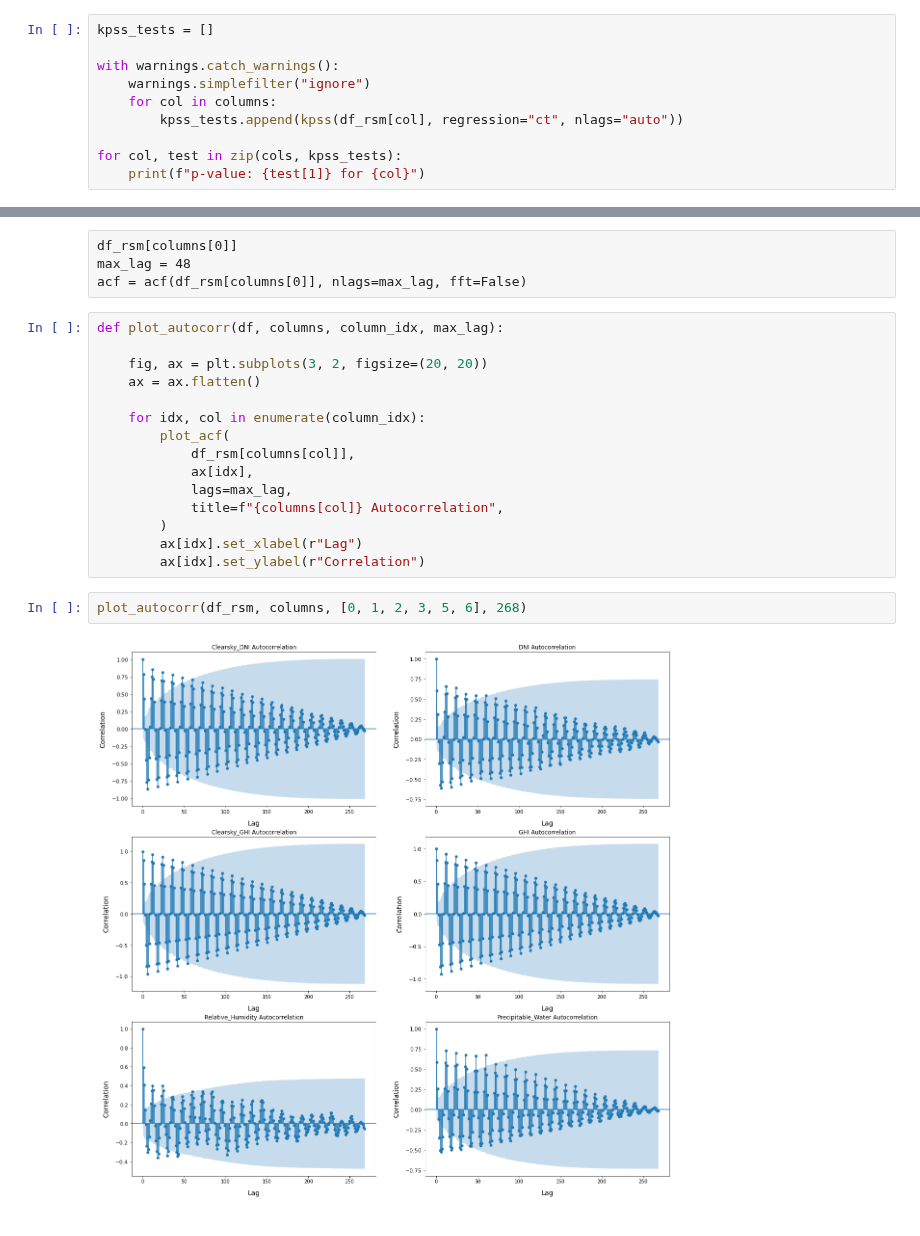
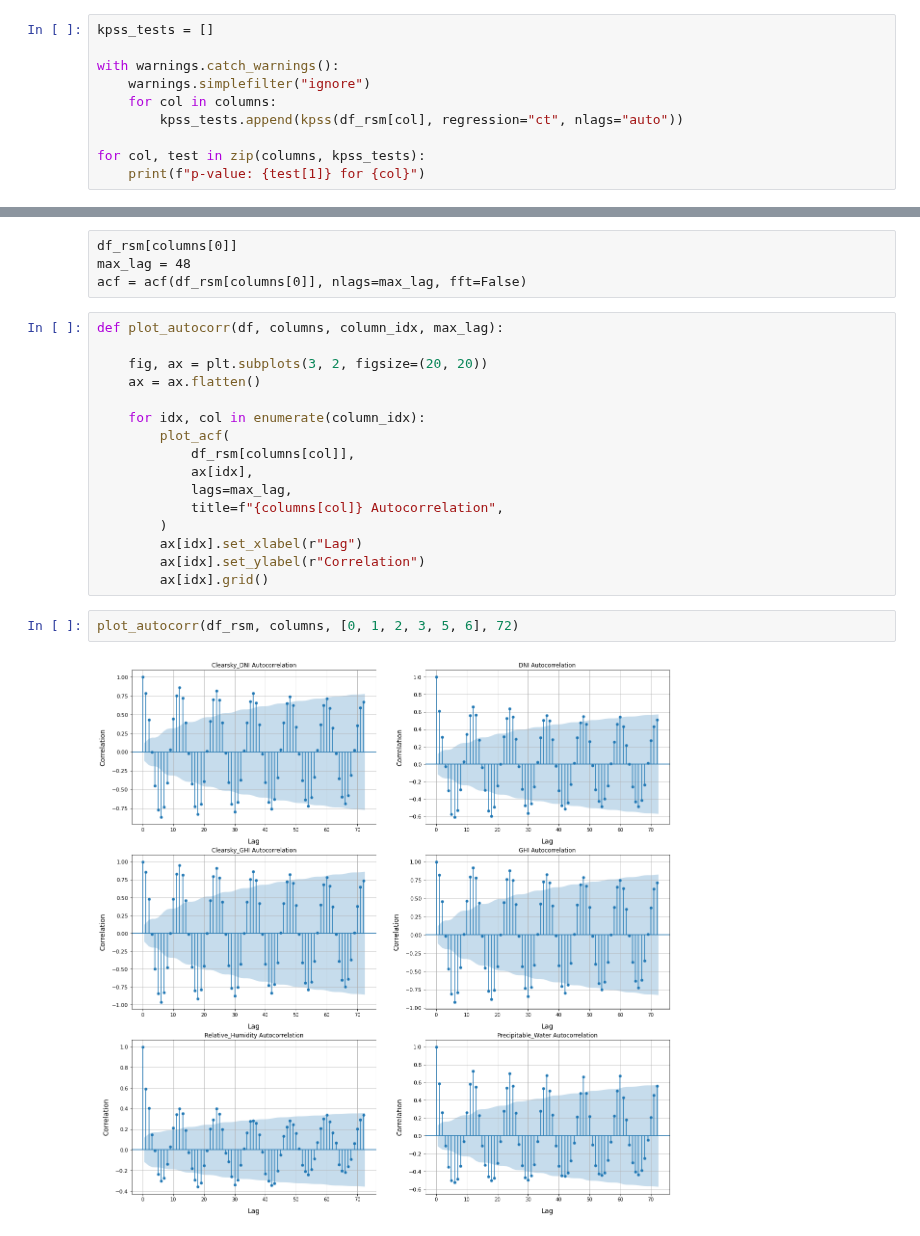
Before and after one commit to gamyers/solar-697, a Jupyter notebook: gm/notebooks/ts_autocorr.ipynb, the cells around one changed output, grey strips where cells are left out. Drawn from its saved outputs; the diff is of its cells as text.

```diff
--- a/gm/notebooks/ts_autocorr.ipynb
+++ b/gm/notebooks/ts_autocorr.ipynb
@@ -191,7 +191,7 @@ with warnings.catch_warnings():
     for col in columns:
         kpss_tests.append(kpss(df_rsm[col], regression="ct", nlags="auto"))
 
-for col, test in zip(cols, kpss_tests):
+for col, test in zip(columns, kpss_tests):
     print(f"p-value: {test[1]} for {col}")
 # %% [output]
 p-value: 0.1 for Clearsky_DNI
@@ -222,7 +222,8 @@ def plot_autocorr(df, columns, column_idx, max_lag):
         )
         ax[idx].set_xlabel(r"Lag")
         ax[idx].set_ylabel(r"Correlation")
+        ax[idx].grid()
 # %%
-plot_autocorr(df_rsm, columns, [0, 1, 2, 3, 5, 6], 268)
+plot_autocorr(df_rsm, columns, [0, 1, 2, 3, 5, 6], 72)
 # %% [output]
-[figure, old version]
+[figure, new version]
```
Also changed, not shown: parts of 8 cells of this notebook.
